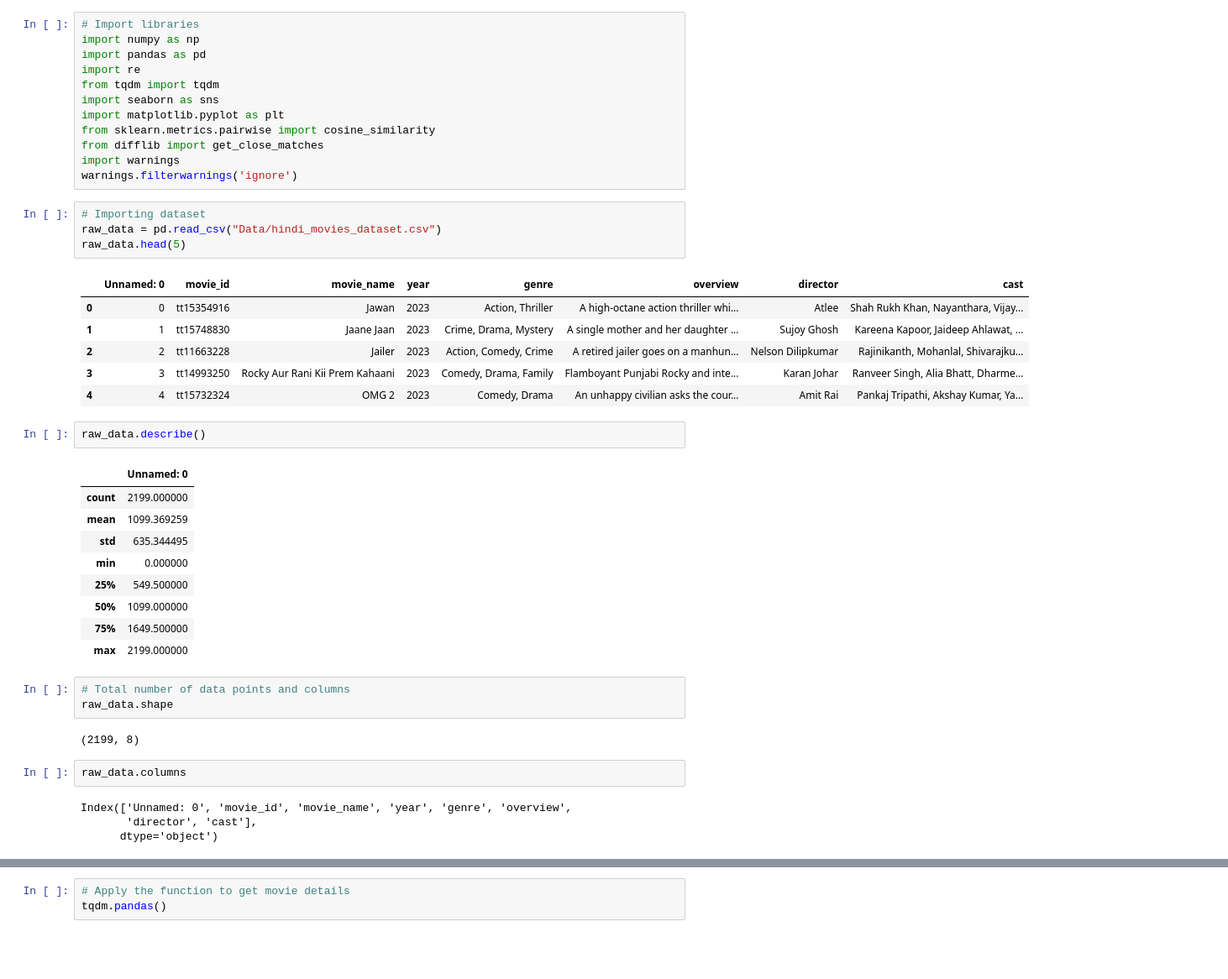
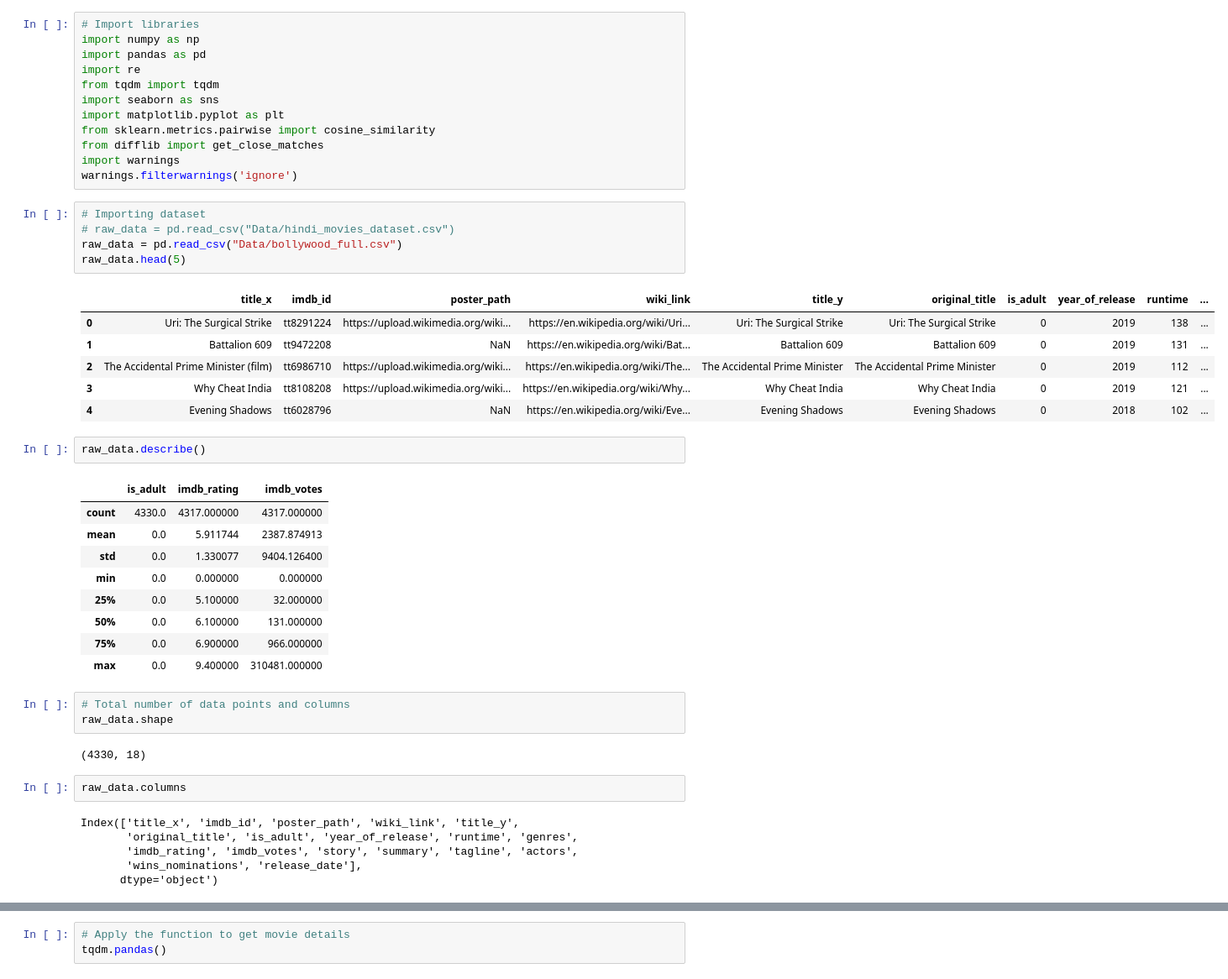
Before and after one commit to Viraj-Mathur/Movie-Recommender-System, a Jupyter notebook: hindi_recommender.ipynb, the cells around one changed output, grey strips where cells are left out. Shown at 84% size. Saved outputs shown, nothing was run; the diff lists cells and outputs as text; blank space fills up the shorter version.

```diff
--- a/hindi_recommender.ipynb
+++ b/hindi_recommender.ipynb
@@ -12,37 +12,40 @@ import warnings
 warnings.filterwarnings('ignore')
 # %%
 # Importing dataset
-raw_data = pd.read_csv("Data/hindi_movies_dataset.csv")
+# raw_data = pd.read_csv("Data/hindi_movies_dataset.csv")
+raw_data = pd.read_csv("Data/bollywood_full.csv")
 raw_data.head(5)
 # %% [output]
-|  | Unnamed: 0 | movie_id | movie_name | year | genre | overview | director | cast |
-| 0 | 0 | tt15354916 | Jawan | 2023 | Action, Thriller | A high-octane action thriller whi... | Atlee | Shah Rukh Khan, Nayanthara, Vijay... |
-| 1 | 1 | tt15748830 | Jaane Jaan | 2023 | Crime, Drama, Mystery | A single mother and her daughter ... | Sujoy Ghosh | Kareena Kapoor, Jaideep Ahlawat, ... |
-| 2 | 2 | tt11663228 | Jailer | 2023 | Action, Comedy, Crime | A retired jailer goes on a manhun... | Nelson Dilipkumar | Rajinikanth, Mohanlal, Shivarajku... |
-| 3 | 3 | tt14993250 | Rocky Aur Rani Kii Prem Kahaani | 2023 | Comedy, Drama, Family | Flamboyant Punjabi Rocky and inte... | Karan Johar | Ranveer Singh, Alia Bhatt, Dharme... |
-| 4 | 4 | tt15732324 | OMG 2 | 2023 | Comedy, Drama | An unhappy civilian asks the cour... | Amit Rai | Pankaj Tripathi, Akshay Kumar, Ya... |
+|  | title_x | imdb_id | poster_path | wiki_link | title_y | original_title | is_adult | year_of_release | runtime | ... |
+| 0 | Uri: The Surgical Strike | tt8291224 | https://upload.wikimedia.org/wiki... | https://en.wikipedia.org/wiki/Uri... | Uri: The Surgical Strike | Uri: The Surgical Strike | 0 | 2019 | 138 | ... |
+| 1 | Battalion 609 | tt9472208 | NaN | https://en.wikipedia.org/wiki/Bat... | Battalion 609 | Battalion 609 | 0 | 2019 | 131 | ... |
+| 2 | The Accidental Prime Minister (film) | tt6986710 | https://upload.wikimedia.org/wiki... | https://en.wikipedia.org/wiki/The... | The Accidental Prime Minister | The Accidental Prime Minister | 0 | 2019 | 112 | ... |
+| 3 | Why Cheat India | tt8108208 | https://upload.wikimedia.org/wiki... | https://en.wikipedia.org/wiki/Why... | Why Cheat India | Why Cheat India | 0 | 2019 | 121 | ... |
+| 4 | Evening Shadows | tt6028796 | NaN | https://en.wikipedia.org/wiki/Eve... | Evening Shadows | Evening Shadows | 0 | 2018 | 102 | ... |
 # %%
 raw_data.describe()
 # %% [output]
-|  | Unnamed: 0 |
-| count | 2199.000000 |
-| mean | 1099.369259 |
-| std | 635.344495 |
-| min | 0.000000 |
-| 25% | 549.500000 |
-| 50% | 1099.000000 |
-| 75% | 1649.500000 |
-| max | 2199.000000 |
+|  | is_adult | imdb_rating | imdb_votes |
+| count | 4330.0 | 4317.000000 | 4317.000000 |
+| mean | 0.0 | 5.911744 | 2387.874913 |
+| std | 0.0 | 1.330077 | 9404.126400 |
+| min | 0.0 | 0.000000 | 0.000000 |
+| 25% | 0.0 | 5.100000 | 32.000000 |
+| 50% | 0.0 | 6.100000 | 131.000000 |
+| 75% | 0.0 | 6.900000 | 966.000000 |
+| max | 0.0 | 9.400000 | 310481.000000 |
 # %%
 # Total number of data points and columns
 raw_data.shape
 # %% [output]
-(2199, 8)
+(4330, 18)
 # %%
 raw_data.columns
 # %% [output]
-Index(['Unnamed: 0', 'movie_id', 'movie_name', 'year', 'genre', 'overview',
-       'director', 'cast'],
+Index(['title_x', 'imdb_id', 'poster_path', 'wiki_link', 'title_y',
+       'original_title', 'is_adult', 'year_of_release', 'runtime', 'genres',
+       'imdb_rating', 'imdb_votes', 'story', 'summary', 'tagline', 'actors',
+       'wins_nominations', 'release_date'],
       dtype='object')
 # %%
 # checking if any duplicates
```
Also changed, not shown: parts of 83 cells of this notebook, 11 other files.
